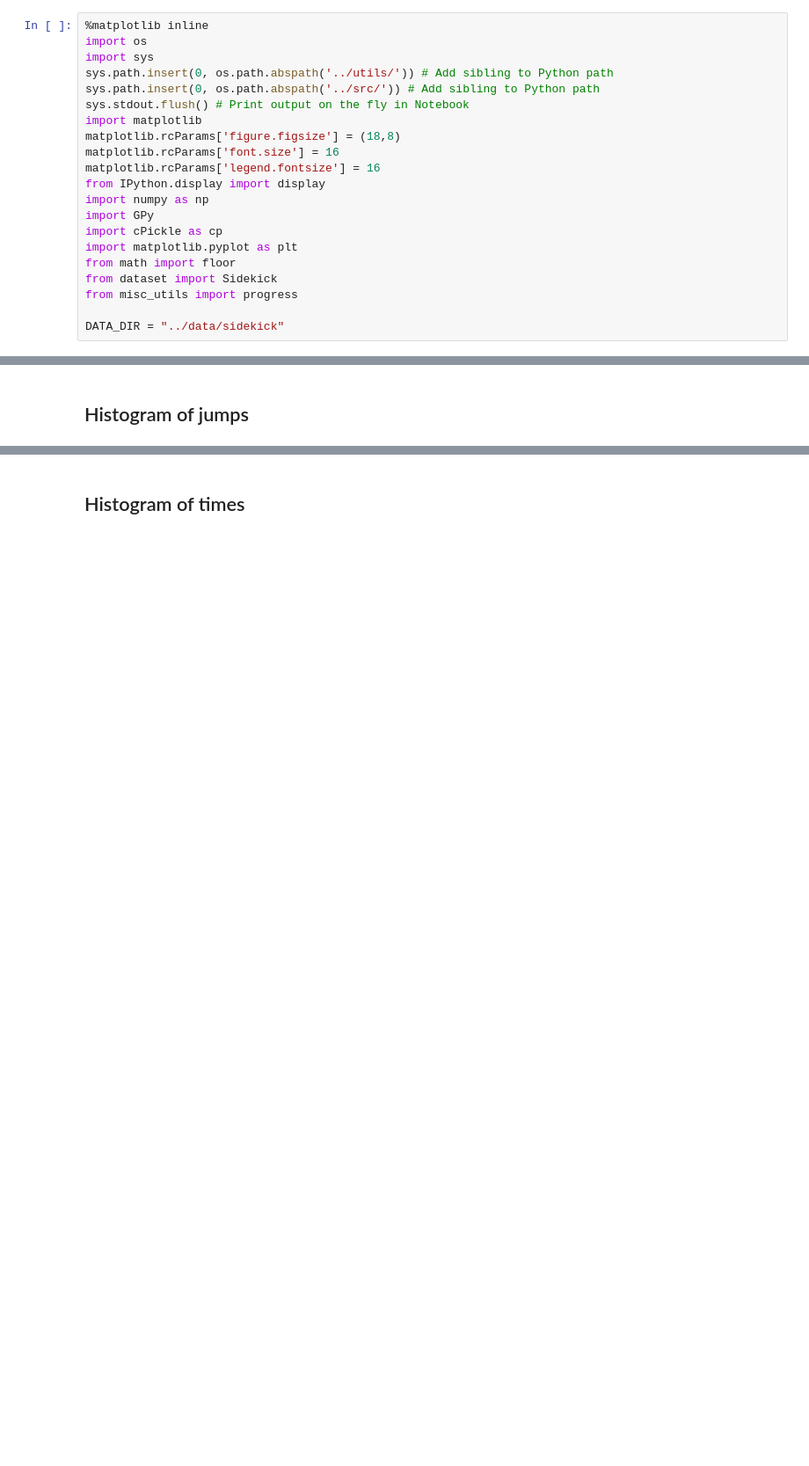
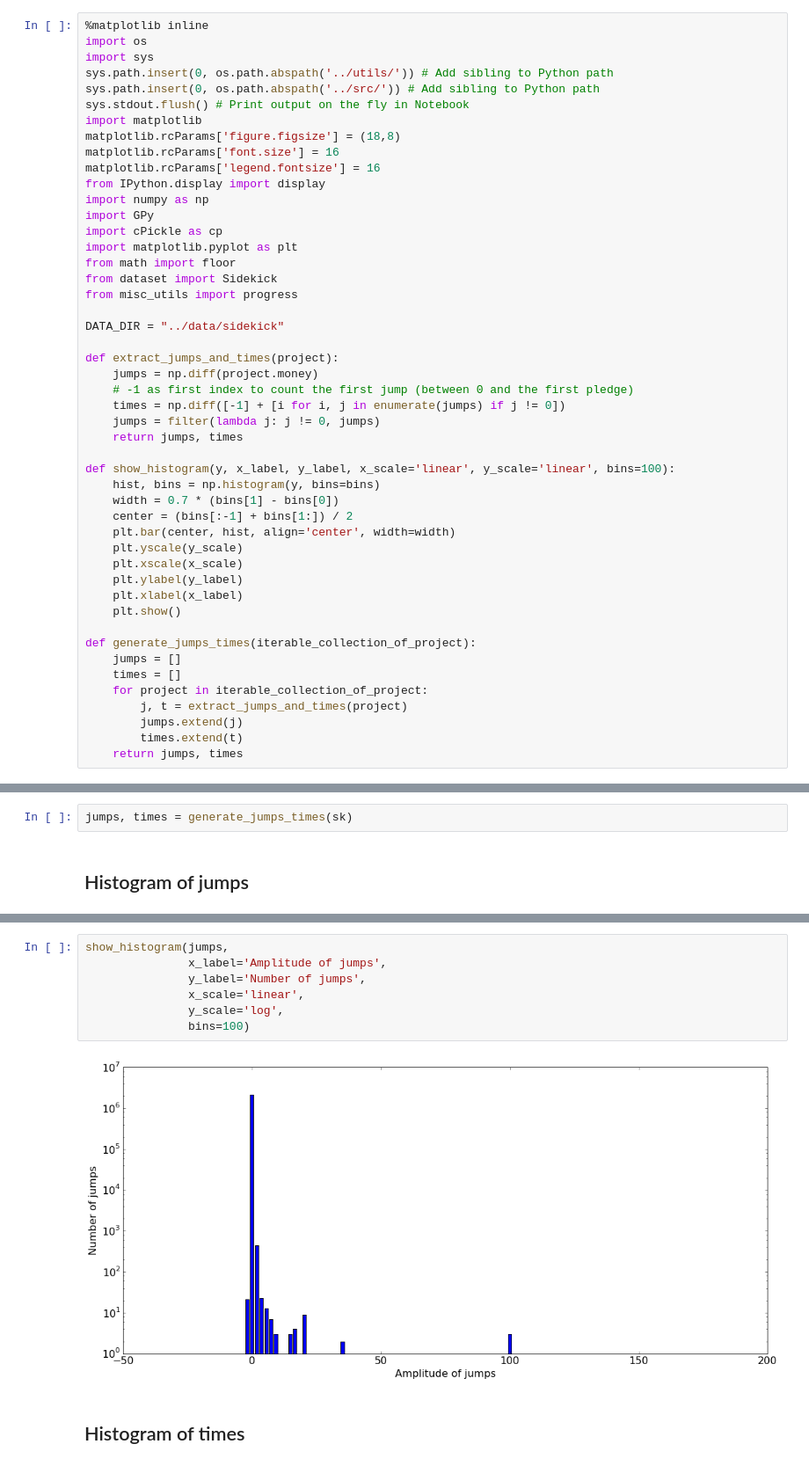
Before and after one commit to vicow/gaussian-process, a Jupyter notebook: notebooks/sidekick-histograms.ipynb, the cells around one changed output, grey strips where cells are left out. Shown at 88% size. Saved outputs shown, nothing was run; the diff lists cells and outputs as text; blank space fills up the shorter version.

Commit message:
Cleaned code to generate histograms.

```diff
--- a/notebooks/sidekick-histograms.ipynb
+++ b/notebooks/sidekick-histograms.ipynb
@@ -22,5 +22,32 @@ from dataset import Sidekick
 from misc_utils import progress
 
 DATA_DIR = "../data/sidekick"
+
+def extract_jumps_and_times(project):
+    jumps = np.diff(project.money)
+    # -1 as first index to count the first jump (between 0 and the first pledge)
+    times = np.diff([-1] + [i for i, j in enumerate(jumps) if j != 0])
+    jumps = filter(lambda j: j != 0, jumps)
+    return jumps, times
+
+def show_histogram(y, x_label, y_label, x_scale='linear', y_scale='linear', bins=100):
+    hist, bins = np.histogram(y, bins=bins)
+    width = 0.7 * (bins[1] - bins[0])
+    center = (bins[:-1] + bins[1:]) / 2
+    plt.bar(center, hist, align='center', width=width)
+    plt.yscale(y_scale)
+    plt.xscale(x_scale)
+    plt.ylabel(y_label)
+    plt.xlabel(x_label)
+    plt.show()
+
+def generate_jumps_times(iterable_collection_of_project):
+    jumps = []
+    times = []
+    for project in iterable_collection_of_project:
+        j, t = extract_jumps_and_times(project)
+        jumps.extend(j)
+        times.extend(t)
+    return jumps, times
 # %% [output]
 warning in stationary: failed to import cython module: falling back to numpy
@@ -46,2 +67,4 @@ for project in sk:
+# %%
+jumps, times = generate_jumps_times(sk)
 # %% [markdown]
 ## Histogram of jumps
@@ -76,2 +71,11 @@ plt.show()
+# %%
+show_histogram(jumps,
+               x_label='Amplitude of jumps',
+               y_label='Number of jumps',
+               x_scale='linear',
+               y_scale='log',
+               bins=100)
+# %% [output]
+[figure, added]
 # %% [markdown]
 ## Histogram of times
```
Also changed, not shown: parts of 19 cells of this notebook.
